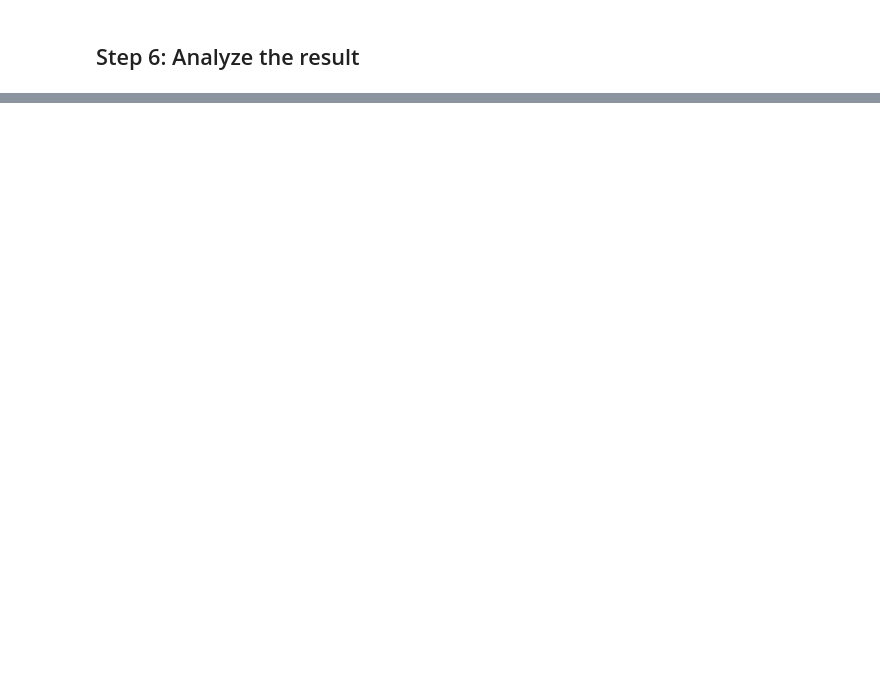
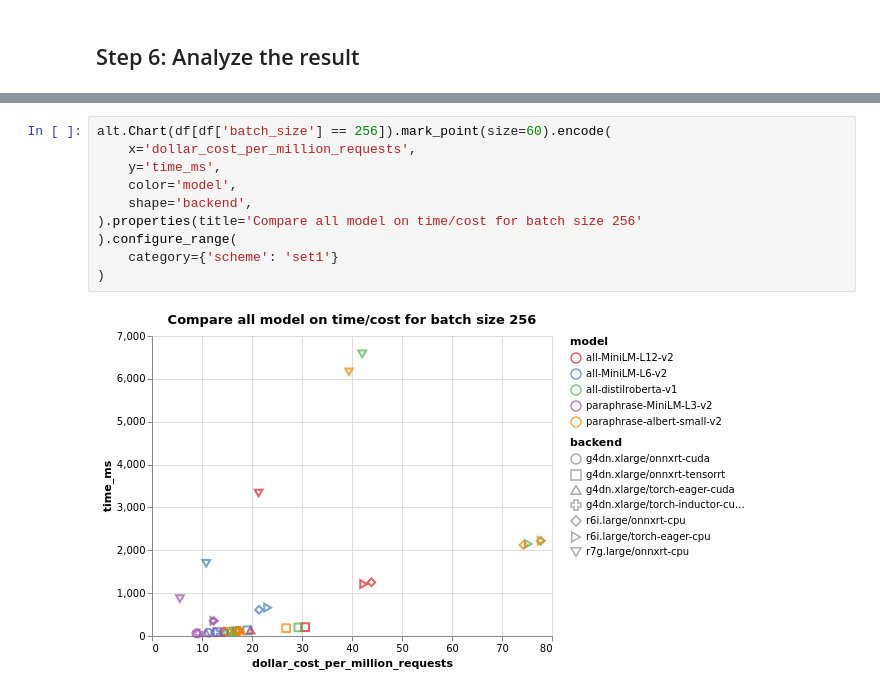
Before and after one commit to octoml/octoml-profile, a Jupyter notebook: examples/sentence_transformers/SentenceTransformerEval.ipynb, the cells around one changed output, grey strips where cells are left out. Drawn from its saved outputs; the diff is of its cells as text; blank space fills up the shorter version.

```diff
--- a/examples/sentence_transformers/SentenceTransformerEval.ipynb
+++ b/examples/sentence_transformers/SentenceTransformerEval.ipynb
@@ -221,0 +221,12 @@ alt.Chart(df).mark_bar().encode(
+# %%
+alt.Chart(df[df['batch_size'] == 256]).mark_point(size=60).encode(
+    x='dollar_cost_per_million_requests',
+    y='time_ms',
+    color='model',
+    shape='backend',
+).properties(title='Compare all model on time/cost for batch size 256'
+).configure_range(
+    category={'scheme': 'set1'}
+)
+# %% [output]
+[figure, added]
```
Also changed, not shown: parts of 22 cells of this notebook, 1 other file.
